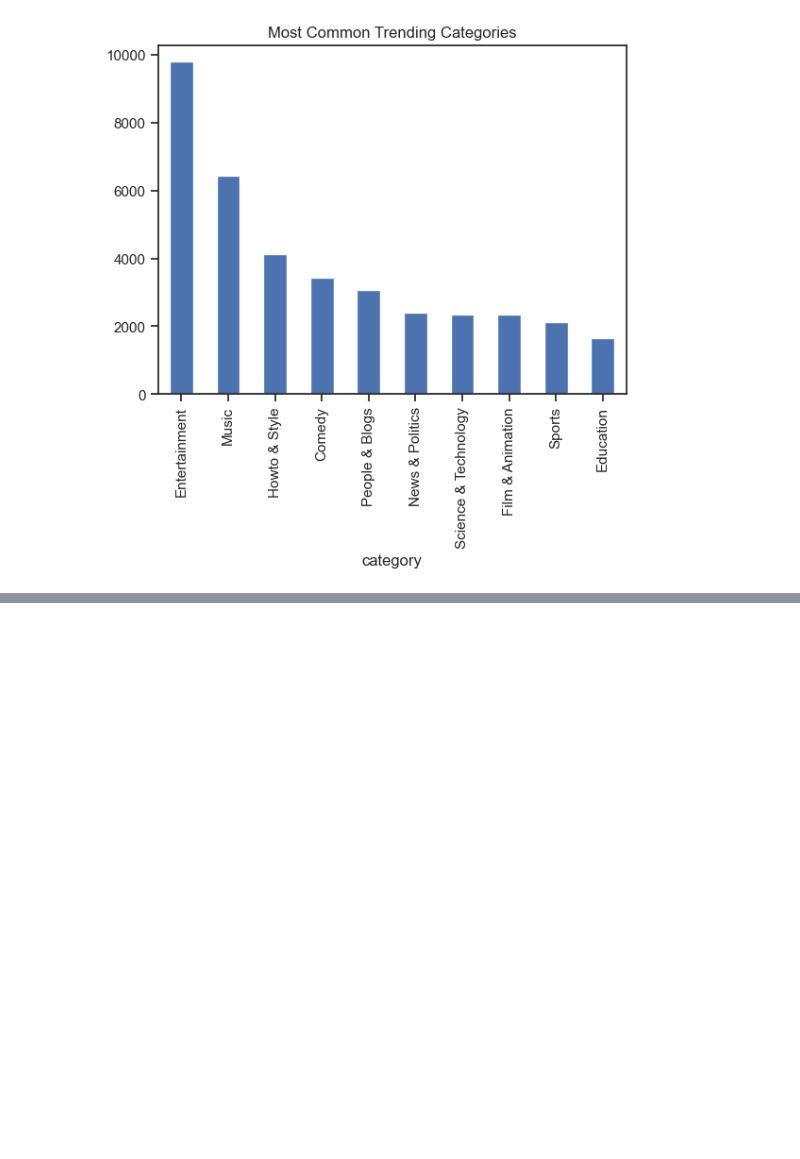
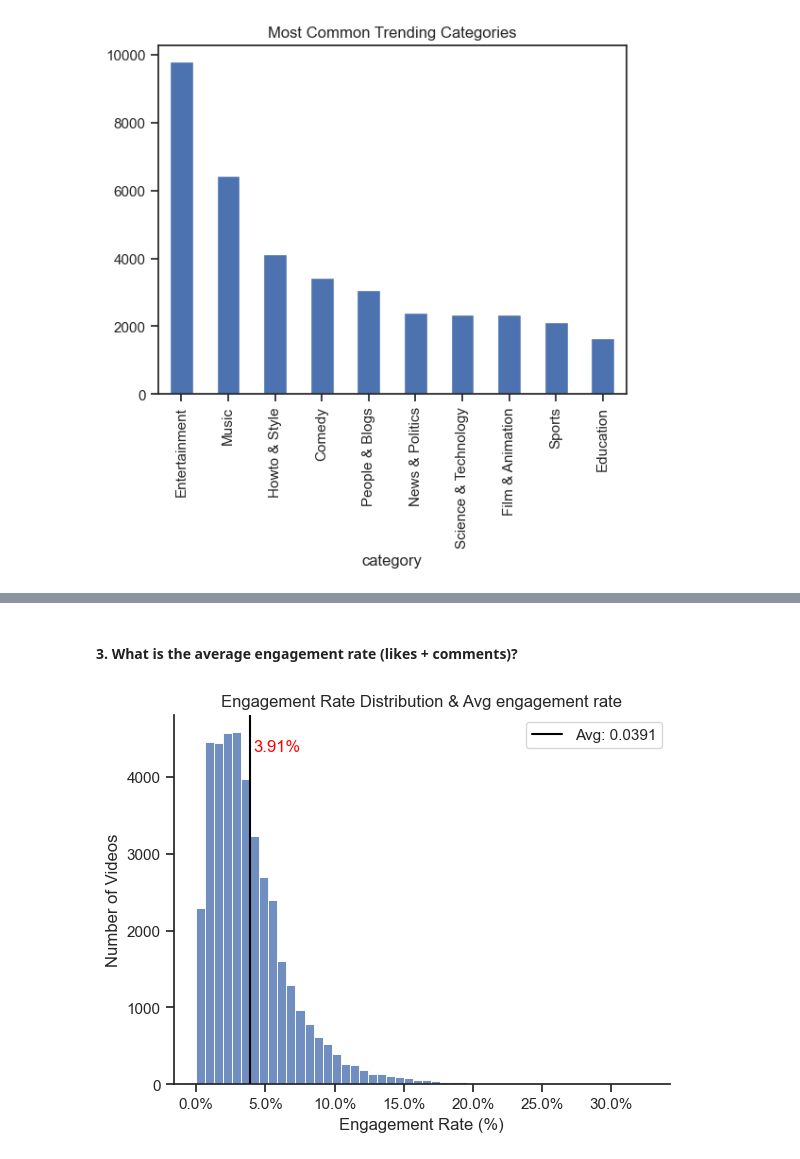
Before and after one commit to sajed-abir/youtube_trend_project, a Jupyter notebook: project_files/2_often_viral.ipynb, the cells around one changed output, grey strips where cells are left out. Drawn from its saved outputs; the diff is of its cells as text; code cells hidden in the pictures; blank space fills up the shorter version.

```diff
--- a/project_files/2_often_viral.ipynb
+++ b/project_files/2_often_viral.ipynb
@@ -55,0 +92,22 @@ top_categories.plot(kind='bar', title='Most Common Trending Categories')
+# %% [markdown]
+#### 3. What is the average engagement rate (likes + comments)?
+# %%
+df['engagement'] = (df['likes'] + df['comment_count']) / df['views']
+df = df[df['engagement'].notna() & (df['views'] > 0)]
+avg_engagement = df['engagement'].mean()
+
+sns.set_theme(style='ticks')
+sns.histplot(df['engagement'], bins=50, alpha=0.8)
+sns.despine()
+
+plt.axvline(avg_engagement, color='black', linestyle='-', label=f'Avg: {avg_engagement:.4f}')
+plt.text(avg_engagement + 0.002, plt.ylim()[1] * 0.9, f'{avg_engagement:.2%}', color='red')
+plt.gca().xaxis.set_major_formatter(PercentFormatter(1))
+
+plt.xlabel('Engagement Rate (%)')
+plt.ylabel('Number of Videos')
+plt.legend()
+plt.title('Engagement Rate Distribution & Avg engagement rate')
+plt.show()
+# %% [output]
+[figure, added]
```
Also changed, not shown: parts of 5 cells of this notebook.
